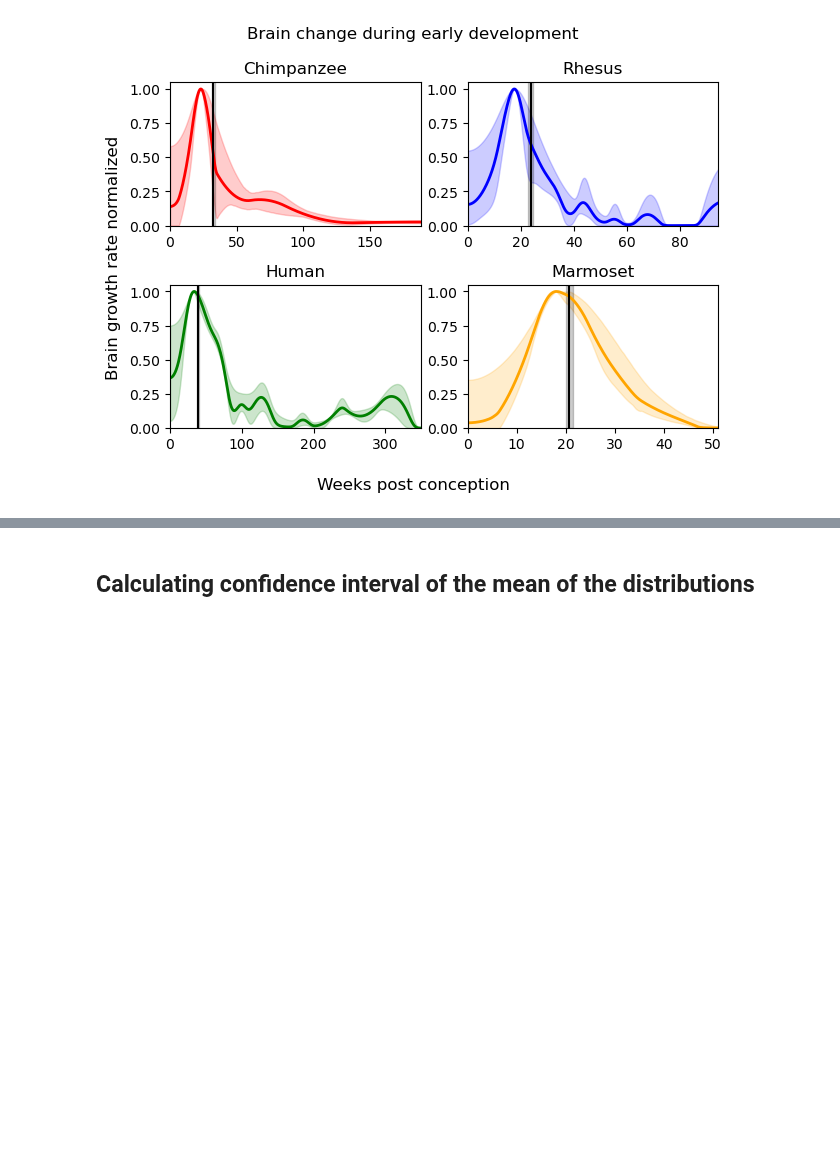
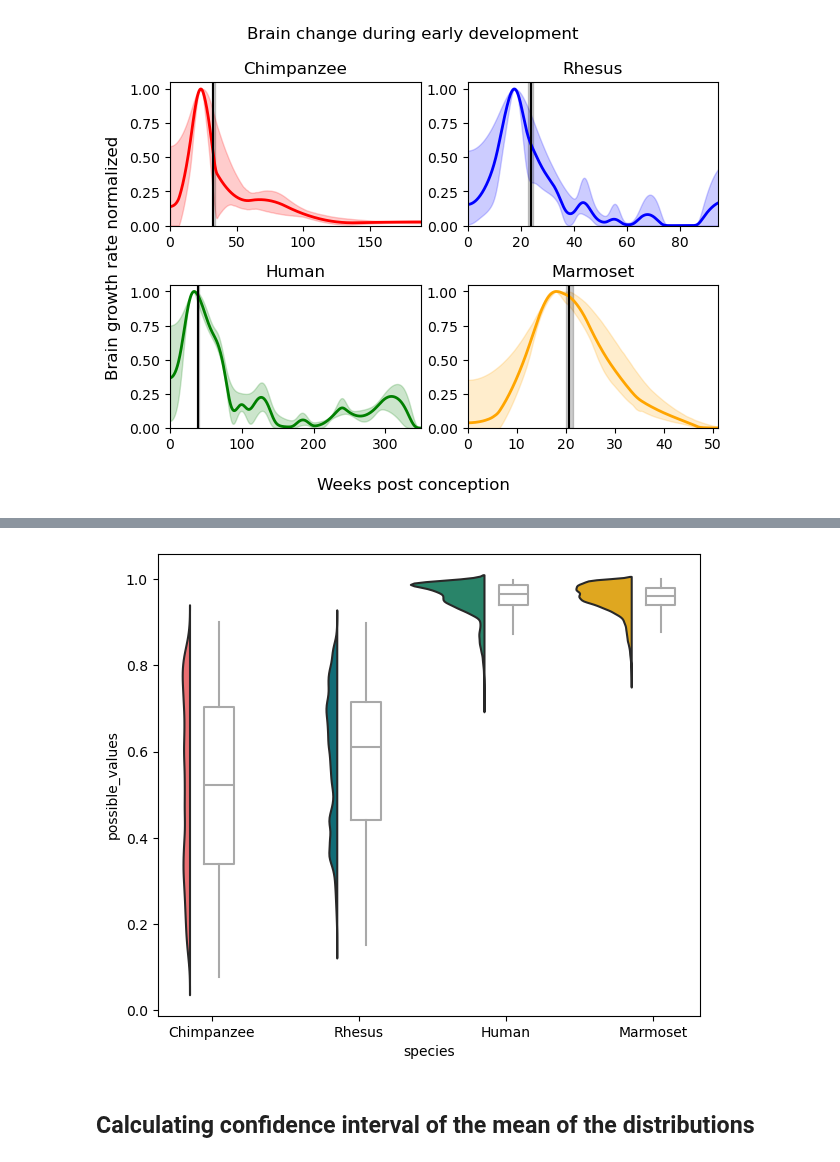
Before and after one commit to biagzi/altricial_brain_vocal_learning, a Jupyter notebook: code/Fig2B_and_2C.ipynb, the cells around one changed output, grey strips where cells are left out. Saved outputs shown, nothing was run; the diff lists cells and outputs as text; code cells hidden in the pictures; blank space fills up the shorter version.

```diff
--- a/code/Fig2B_and_2C.ipynb
+++ b/code/Fig2B_and_2C.ipynb
@@ -126,3 +128,62 @@ Passing `palette` without assigning `hue` is deprecated and will be removed in v
+# %%
+SPECIES = ["Chimpanzee", "Rhesus", "Human", "Marmoset"]
+COLORS = ["#FF5A5F", "#007A87","#1A936F","#FFB400"]
+
+# Create our own Axes with custom size
+fig, ax = plt.subplots(figsize=(7, 6))
+
+# Half-violin plot as above
+pt.half_violinplot(
+    y="possible_values", x="species", palette=COLORS,
+    inner=None, data=boxplot_df, width=1, ax=ax
+)
+
+# Iterate over the species
+for i, species in enumerate(SPECIES):
+    # Subset the data
+    data_subset = boxplot_df[boxplot_df["species"] == species]
+
+    # Jitter the values on the vertical axis
+    x = i + np.random.uniform(high=0.1, size=len(data_subset))
+
+    # Select the values of the horizontal axis
+    y = data_subset["possible_values"]
+
+    # Add the rain using the scatter method.
+    #ax.scatter(x, y, color=COLORS[i], alpha=0.01,s=0.2)
+
+# Generate list of arrays
+boxplot_data = [
+    boxplot_df[boxplot_df["species"] == species]["possible_values"].values
+    for species in SPECIES
+]
+
+# Vertical positions for the boxplots
+# Positions are shifted now
+SHIFT = 0.05
+POSITIONS = [0 + SHIFT, 1 + SHIFT, 2 + SHIFT, 3+ SHIFT]
+
+# The style of the line that represents the median.
+medianprops = {"linewidth": 1.5, "color": "#a9a9a9", "solid_capstyle": "butt"}
+# The style of the box ... This is also used for the whiskers
+boxprops = {"linewidth": 1.5, "color": "#a9a9a9"}
+
+ax.boxplot(
+    boxplot_data,
+    vert=True,
+    positions=POSITIONS,
+    manage_ticks=False,
+    showfliers = False, # Do not show the outliers beyond the caps.
+    showcaps = False,   # Do not show the caps
+    medianprops = medianprops,
+    whiskerprops = boxprops,
+    boxprops = boxprops,
+    widths=0.2
+)
+
+plt.savefig("{0}/figs/2C_rain_no_points.svg".format(PYTHON_PATH),dpi = 200)
+# %% [output]
+[figure, added]
 # %% [markdown]
 ## Calculating confidence interval of the mean of the distributions
 # %%
```
Also changed, not shown: parts of 3 cells of this notebook, 4 other files.
